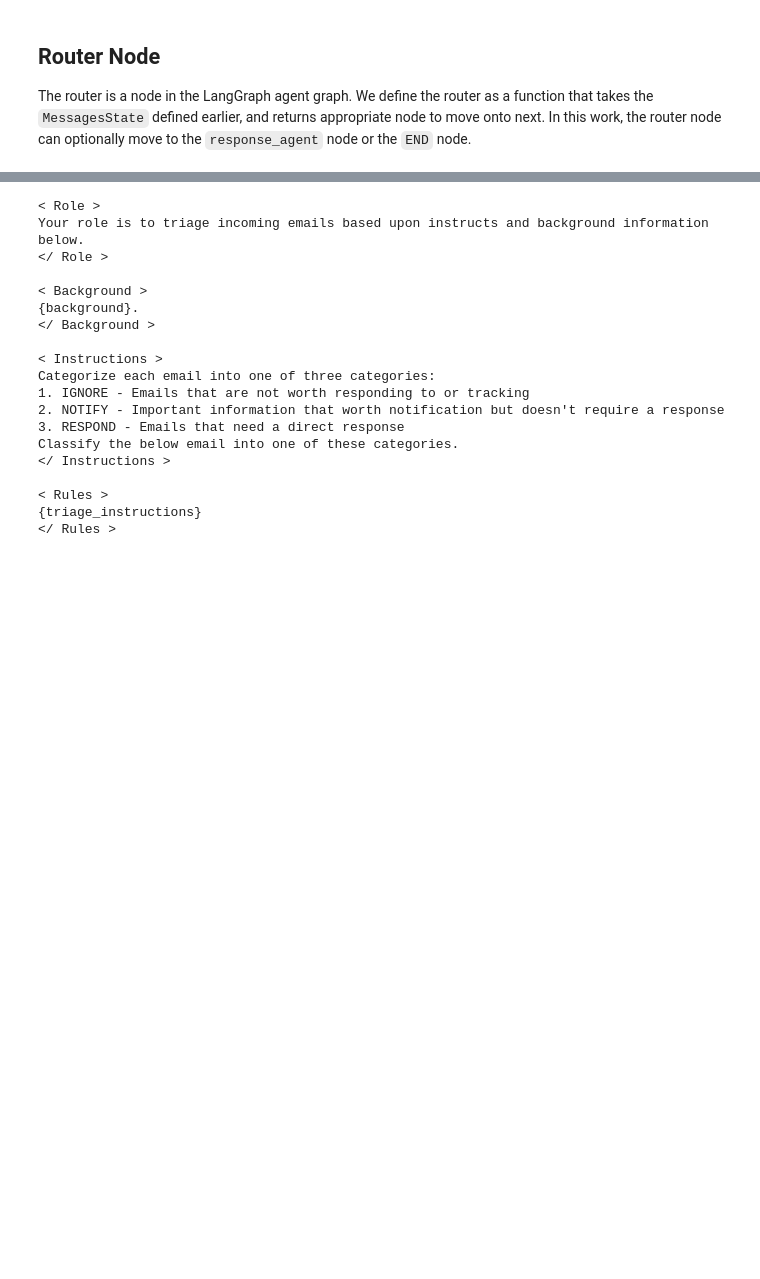
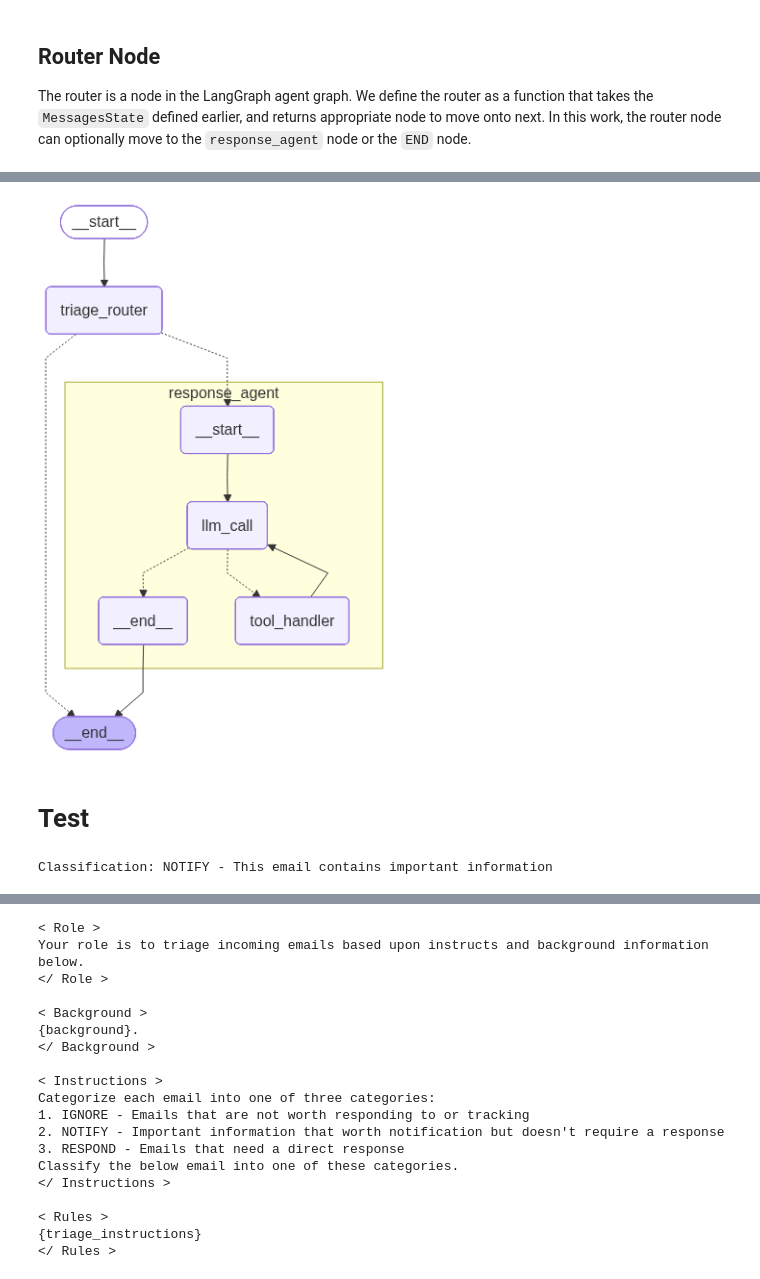
Before and after one commit to WeimusT/email_monitoring, a Jupyter notebook: notebooks/email_monitoring.ipynb, the cells around one changed output, grey strips where cells are left out. Cells and saved outputs as stored; diff of their text form; code cells hidden in the pictures; blank space fills up the shorter version.

Commit message:
complete email monitoring

```diff
--- a/notebooks/email_monitoring.ipynb
+++ b/notebooks/email_monitoring.ipynb
@@ -146,0 +313,28 @@ def triage_router(state: State) -> Command[Literal["response_agent", END]]:
+# %%
+overall_workflow = (
+    StateGraph(State)
+    .add_node(triage_router)
+    .add_node("response_agent", agent)
+    .add_edge(START, "triage_router")
+).compile()
+
+# View
+show_graph(overall_workflow, xray=True)
+# %% [output]
+[figure, added]
+# %% [markdown]
+# Test
+# %%
+email_input = {
+    "author": "System Admin <sysadmin@company.com>",
+    "to": "Development Team <dev@company.com>",
+    "subject": "Scheduled maintenance - database downtime",
+    "email_thread": "Hi team, \n\nThis is a reinder that we will be performing scheduled maintenance on the production databse tonight from 24"
+}
+
+# Run the agent
+response = overall_workflow.invoke({"email_input": email_input})
+for m in response["messages"]:
+    m.pretty_print()
+# %% [output]
+Classification: NOTIFY - This email contains important information
```
Also changed, not shown: parts of 20 cells of this notebook.
